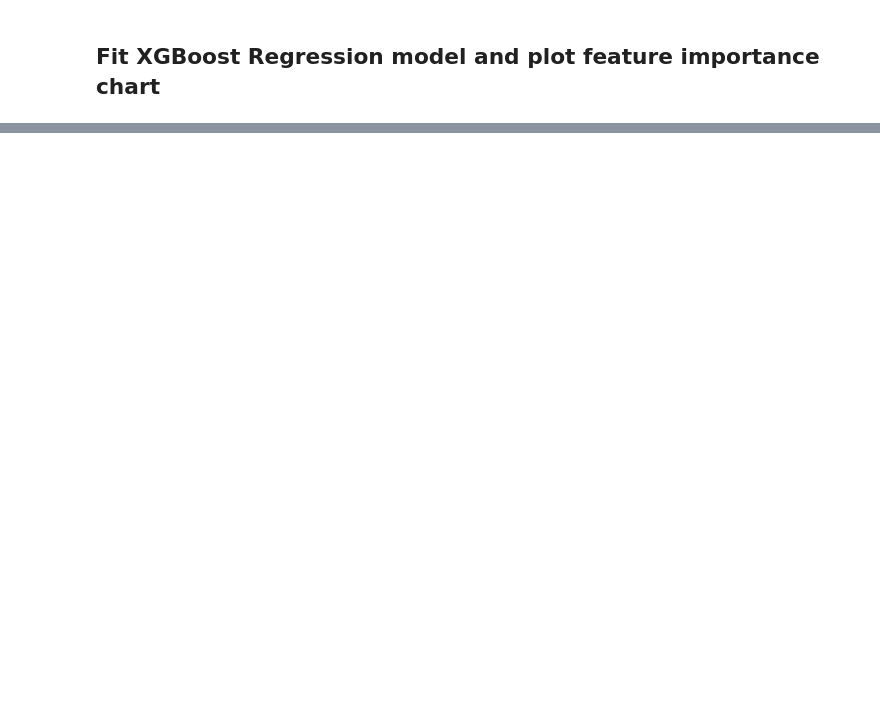
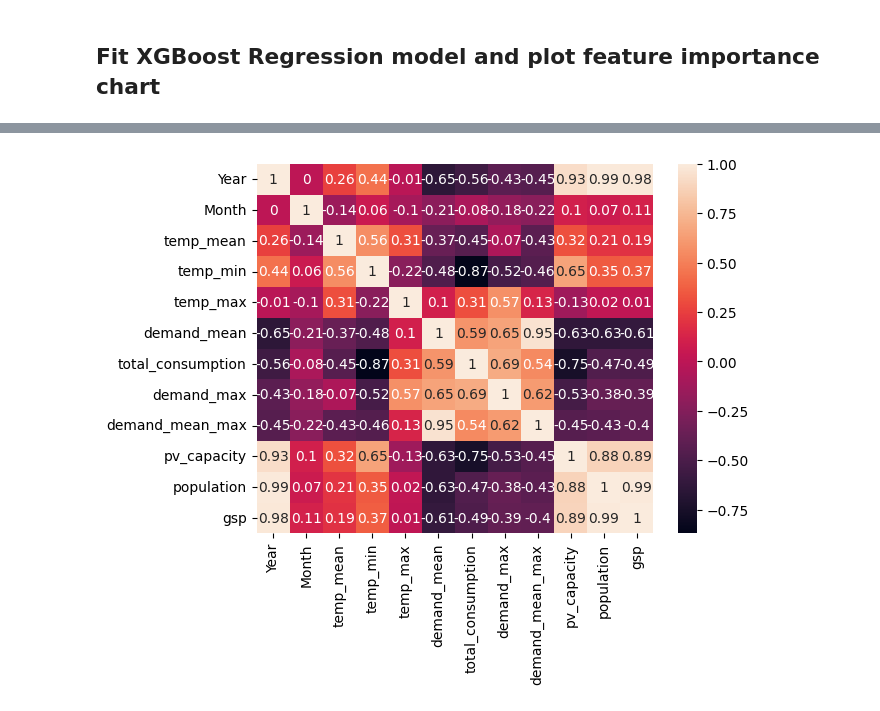
Before and after one commit to Z5429/ZZSC9020-Group-P, a Jupyter notebook: src/feature_selection.ipynb, the cells around one changed output, grey strips where cells are left out. Drawn from its saved outputs; the diff is of its cells as text; code cells hidden in the pictures; blank space fills up the shorter version.

```diff
--- a/src/feature_selection.ipynb
+++ b/src/feature_selection.ipynb
@@ -132,0 +144,6 @@ plt.show()
+# %%
+matrix = df_model_data.corr().round(2)
+sns.heatmap(matrix, annot=True)
+plt.show()
+# %% [output]
+[figure, added]
```
Also changed, not shown: parts of 23 cells of this notebook.
